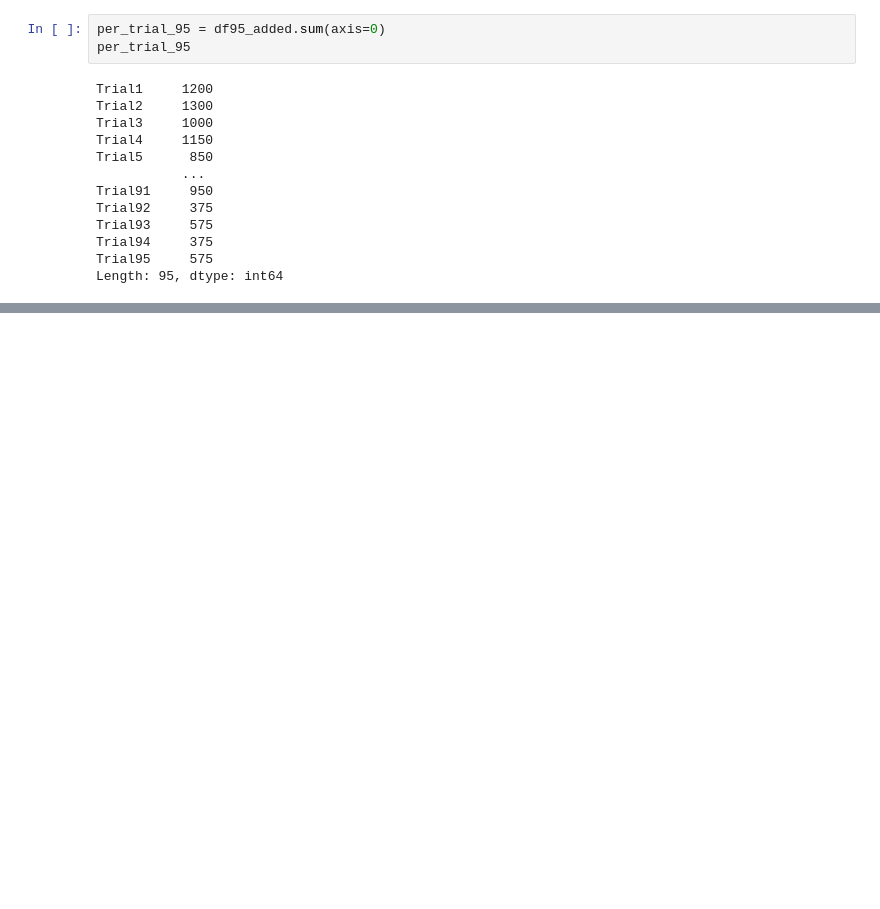
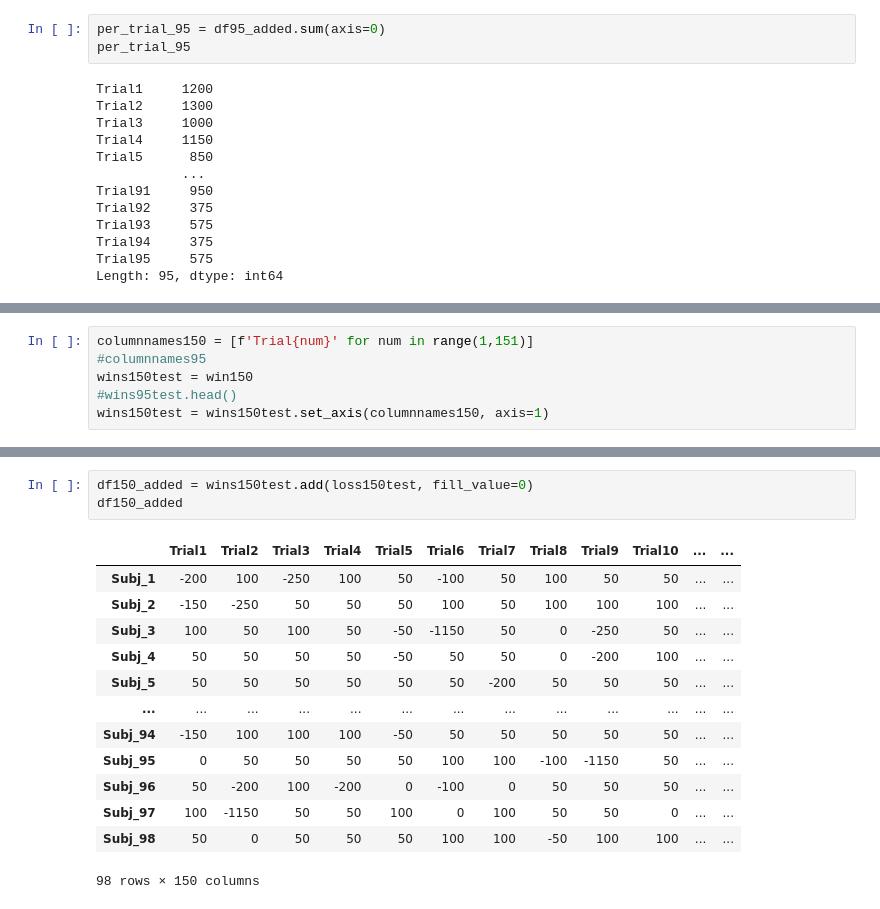
Before and after one commit to kiansweeney11/ca4015-assignment-1, a Jupyter notebook: data-analysis.ipynb, the cells around one changed output, grey strips where cells are left out. Cells and saved outputs as stored; diff of their text form; blank space fills up the shorter version.

```diff
--- a/data-analysis.ipynb
+++ b/data-analysis.ipynb
@@ -519,0 +489,6 @@ per_trial95_df
+# %%
+columnnames150 = [f'Trial{num}' for num in range(1,151)]
+#columnnames95
+wins150test = win150
+#wins95test.head()
+wins150test = wins150test.set_axis(columnnames150, axis=1)
@@ -519,0 +518,17 @@ per_trial95_df
+# %%
+df150_added = wins150test.add(loss150test, fill_value=0)
+df150_added
+# %% [output]
+|  | Trial1 | Trial2 | Trial3 | Trial4 | Trial5 | Trial6 | Trial7 | Trial8 | Trial9 | Trial10 | ... | ... |
+| Subj_1 | -200 | 100 | -250 | 100 | 50 | -100 | 50 | 100 | 50 | 50 | ... | ... |
+| Subj_2 | -150 | -250 | 50 | 50 | 50 | 100 | 50 | 100 | 100 | 100 | ... | ... |
+| Subj_3 | 100 | 50 | 100 | 50 | -50 | -1150 | 50 | 0 | -250 | 50 | ... | ... |
+| Subj_4 | 50 | 50 | 50 | 50 | -50 | 50 | 50 | 0 | -200 | 100 | ... | ... |
+| Subj_5 | 50 | 50 | 50 | 50 | 50 | 50 | -200 | 50 | 50 | 50 | ... | ... |
+| ... | ... | ... | ... | ... | ... | ... | ... | ... | ... | ... | ... | ... |
+| Subj_94 | -150 | 100 | 100 | 100 | -50 | 50 | 50 | 50 | 50 | 50 | ... | ... |
+| Subj_95 | 0 | 50 | 50 | 50 | 50 | 100 | 100 | -100 | -1150 | 50 | ... | ... |
+| Subj_96 | 50 | -200 | 100 | -200 | 0 | -100 | 0 | 50 | 50 | 50 | ... | ... |
+| Subj_97 | 100 | -1150 | 50 | 50 | 100 | 0 | 100 | 50 | 50 | 0 | ... | ... |
+| Subj_98 | 50 | 0 | 50 | 50 | 50 | 100 | 100 | -50 | 100 | 100 | ... | ... |
+98 rows × 150 columns
```
Also changed, not shown: parts of 20 cells of this notebook.
